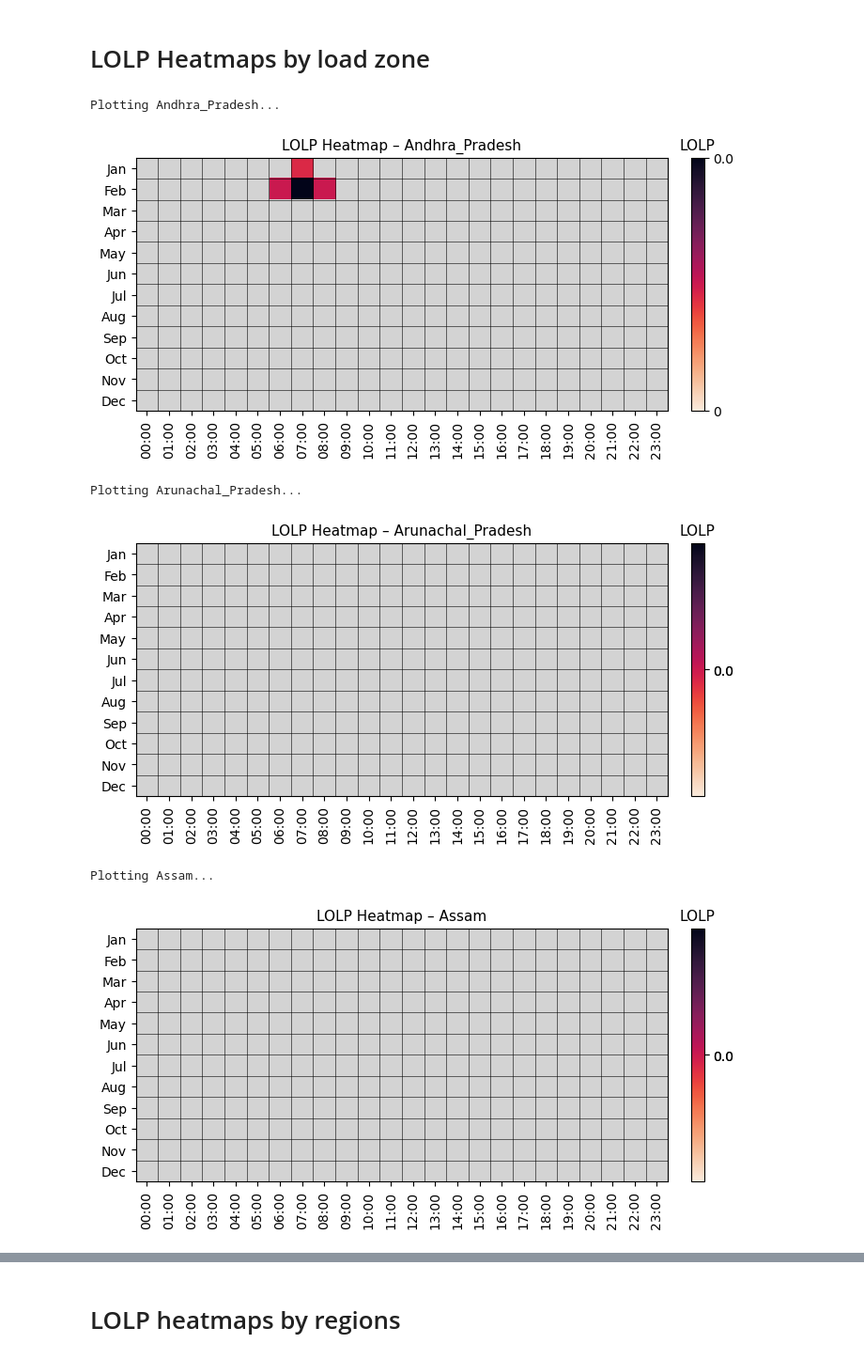
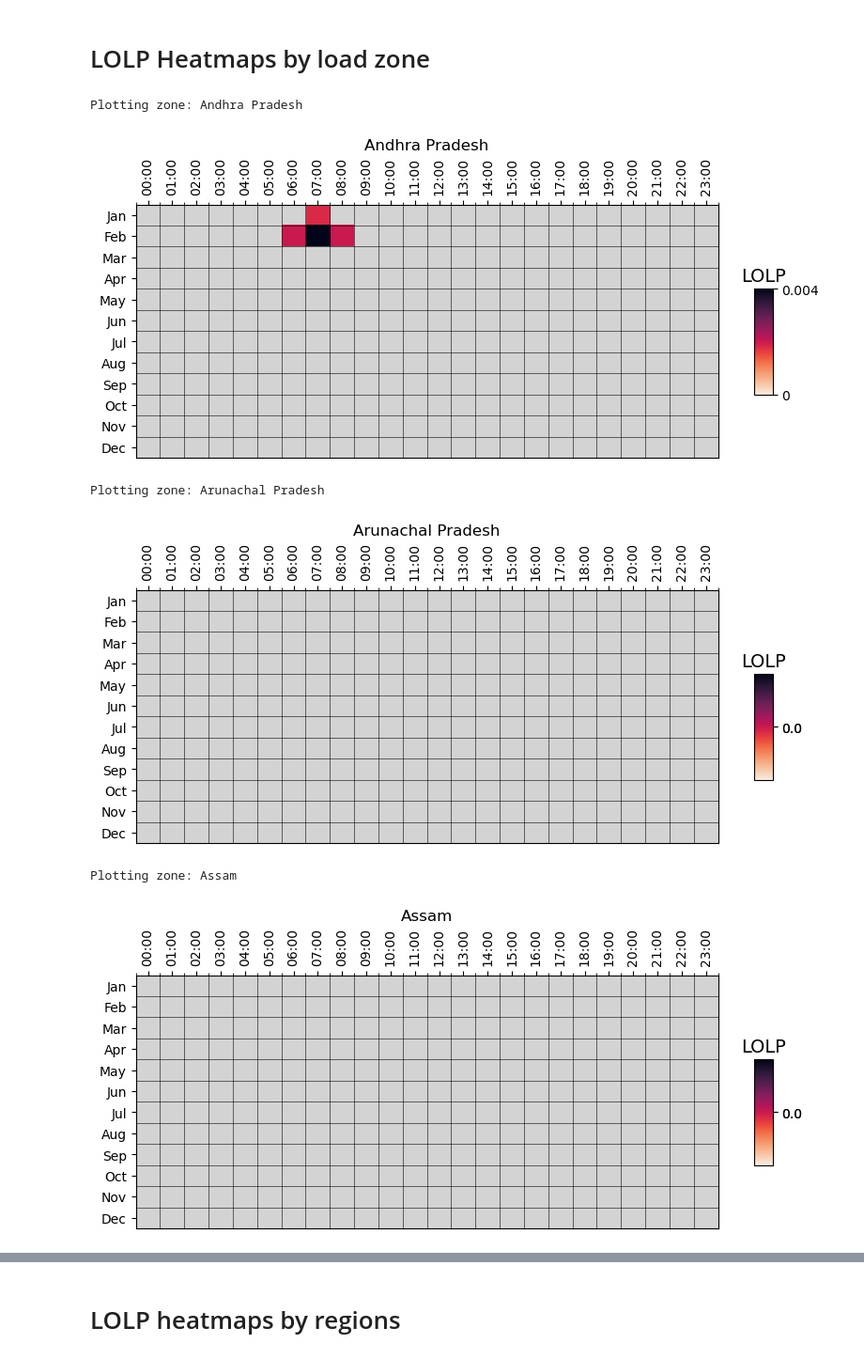
Before and after one commit to cetlab-ucsb/gridpath_india_viz, a Jupyter notebook: software/ra-LOLP_heatmaps.ipynb, the cells around one changed output, grey strips where cells are left out. Shown at 94% size. Saved outputs shown, nothing was run; the diff lists cells and outputs as text; code cells hidden in the pictures.

Commit message:
regional plots added

```diff
--- a/software/ra-LOLP_heatmaps.ipynb
+++ b/software/ra-LOLP_heatmaps.ipynb
@@ -248,51 +248,81 @@ for z, zone in enumerate(zones):
             if vals.size > 0:
                 LOLP_[z, m, interval - 1] = vals[0] / (18 * calendar.monthrange(2001, month)[1])
 # %%
+# -----------------------------
+# Plotting load_zone-level heatmaps with cleaned names
+# -----------------------------
+order_to_calendar = [9, 10, 11, 0, 1, 2, 3, 4, 5, 6, 7, 8]
+month_labels = ['Jan','Feb','Mar','Apr','May','Jun',
+                'Jul','Aug','Sep','Oct','Nov','Dec']
+hour_labels  = [f'{h:02d}:00' for h in np.arange(24, dtype=int)]
+
+# Colormap
+_cmap = sns.color_palette("rocket_r", as_cmap=True)
+_cmap.set_bad(color="lightgrey")
+
+def clean_zone_name(zone):
+    """Replace underscores with spaces and fix Jammu_Kashmir name."""
+    if zone.strip() == "Jammu_Kashmir":
+        return "Jammu and Kashmir"
+    return zone.replace("_", " ").strip()
+
 for z, zone in enumerate(zones):
+    zone_label = clean_zone_name(zone)   # cleaned name for display
+    print(f"Plotting zone: {zone_label}")
 
     LOLP_plot = LOLP_[z, :, :][order_to_calendar, :].astype(float)
+
+    # Mask zeros
     LOLP_plot_masked = LOLP_plot.copy()
     LOLP_plot_masked[LOLP_plot_masked == 0.0] = np.nan
 
-    # --- More compact: shorter vertically, wider horizontally ---
-    fig, ax = plt.subplots(figsize=(8, 3.5))  # wider & shorter
+    # --- Compact figure: shorter height, wider width ---
+    fig, ax = plt.subplots(figsize=(8, 3.5))
     ax.set_facecolor("lightgrey")
 
-    # --- Heatmap ---
     im = ax.imshow(
         LOLP_plot_masked,
         cmap=_cmap,
         vmin=0.0,
         aspect="auto"
     )
 
-    # --- Ticks ---
+    # --- Ticks and labels ---
     ax.set_xticks(np.arange(24), labels=hour_labels, rotation=90)
     ax.set_yticks(np.arange(12), labels=month_labels)
 
-    # --- Gridlines ---
+    # Put x ticks on top only
+    ax.xaxis.tick_top()
+    ax.xaxis.set_label_position("top")
+
+    # Gridlines for each cell
     ax.set_xticks(np.arange(-0.5, 24, 1), minor=True)
     ax.set_yticks(np.arange(-0.5, 12, 1), minor=True)
     ax.grid(which="minor", color="k", linestyle="-", linewidth=0.4)
     ax.tick_params(which="minor", bottom=False, left=False)
 
-    # --- Colorbar ---
+    # --- Colorbar (smaller inset, 0 → max) ---
     data_max = float(np.nanmax(LOLP_plot)) if np.isfinite(np.nanmax(LOLP_plot)) else 1.0
     sm = cm.ScalarMappable(norm=plt.Normalize(vmin=0.0, vmax=data_max), cmap=_cmap)
 
-    cbar = fig.colorbar(sm, ax=ax, orientation="vertical", fraction=0.046, pad=0.04)
+    cbar = fig.colorbar(
+        sm,
+        cax=ax.inset_axes([25, 3.5, .75, 5], transform=ax.transData),
+        orientation='vertical'
+    )
     cbar.set_ticks([0.0, data_max])
-    cbar.set_ticklabels(["0", f"{np.round(data_max, 2)}"])
-    cbar.ax.set_title("LOLP", rotation=0, size=11)
+    cbar.set_ticklabels(['0', f'{np.round(data_max, 3)}'])
+    cbar.ax.set_title('LOLP', rotation=0, size=14)
 
-    ax.set_title(f"LOLP Heatmap – {zone}", fontsize=11)
+    # Use cleaned zone name in title
+    ax.set_title(f"{zone_label}", fontsize=12)
 
     plt.show()
     plt.close()
 # %% [output]
-Plotting Andhra_Pradesh...
+Plotting zone: Andhra Pradesh
-[figure, old version]
+[figure, new version]
-Plotting Arunachal_Pradesh...
+Plotting zone: Arunachal Pradesh
-[figure, old version]
+[figure, new version]
-Plotting Assam...
+Plotting zone: Assam
-[figure, old version]
+[figure, new version]
```
Also changed, not shown: parts of 4 cells of this notebook.
